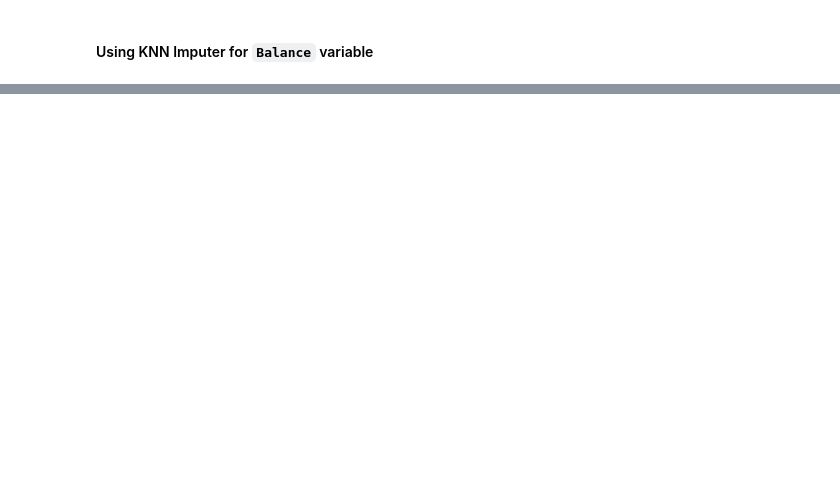
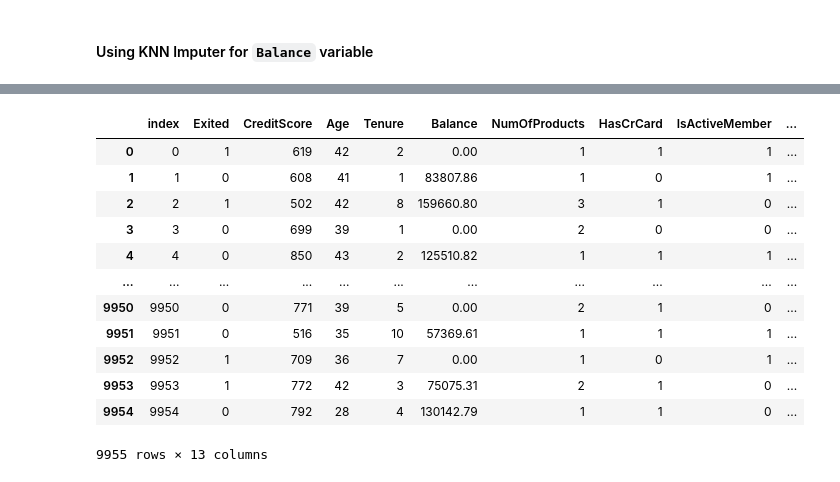
Before and after one commit to Yoyoyamato/churn_modeling, a Jupyter notebook: EDA.ipynb, the cells around one changed output, grey strips where cells are left out. Drawn from its saved outputs; the diff is of its cells as text; code cells hidden in the pictures; blank space fills up the shorter version.

```diff
--- a/EDA.ipynb
+++ b/EDA.ipynb
@@ -214,0 +223,19 @@ df.head()
+# %%
+df_keep = df[[ 'Exited','CreditScore','Age', 'Tenure', 'Balance', 'NumOfProducts', 'HasCrCard',
+       'IsActiveMember', 'EstimatedSalary', 'Geography_Germany',
+       'Geography_Spain', 'Gender_Male']].reset_index()
+df_keep
+# %% [output]
+|  | index | Exited | CreditScore | Age | Tenure | Balance | NumOfProducts | HasCrCard | IsActiveMember | ... |
+| 0 | 0 | 1 | 619 | 42 | 2 | 0.00 | 1 | 1 | 1 | ... |
+| 1 | 1 | 0 | 608 | 41 | 1 | 83807.86 | 1 | 0 | 1 | ... |
+| 2 | 2 | 1 | 502 | 42 | 8 | 159660.80 | 3 | 1 | 0 | ... |
+| 3 | 3 | 0 | 699 | 39 | 1 | 0.00 | 2 | 0 | 0 | ... |
+| 4 | 4 | 0 | 850 | 43 | 2 | 125510.82 | 1 | 1 | 1 | ... |
+| ... | ... | ... | ... | ... | ... | ... | ... | ... | ... | ... |
+| 9950 | 9950 | 0 | 771 | 39 | 5 | 0.00 | 2 | 1 | 0 | ... |
+| 9951 | 9951 | 0 | 516 | 35 | 10 | 57369.61 | 1 | 1 | 1 | ... |
+| 9952 | 9952 | 1 | 709 | 36 | 7 | 0.00 | 1 | 0 | 1 | ... |
+| 9953 | 9953 | 1 | 772 | 42 | 3 | 75075.31 | 2 | 1 | 0 | ... |
+| 9954 | 9954 | 0 | 792 | 28 | 4 | 130142.79 | 1 | 1 | 0 | ... |
+9955 rows × 13 columns
```
Also changed, not shown: parts of 8 cells of this notebook.
